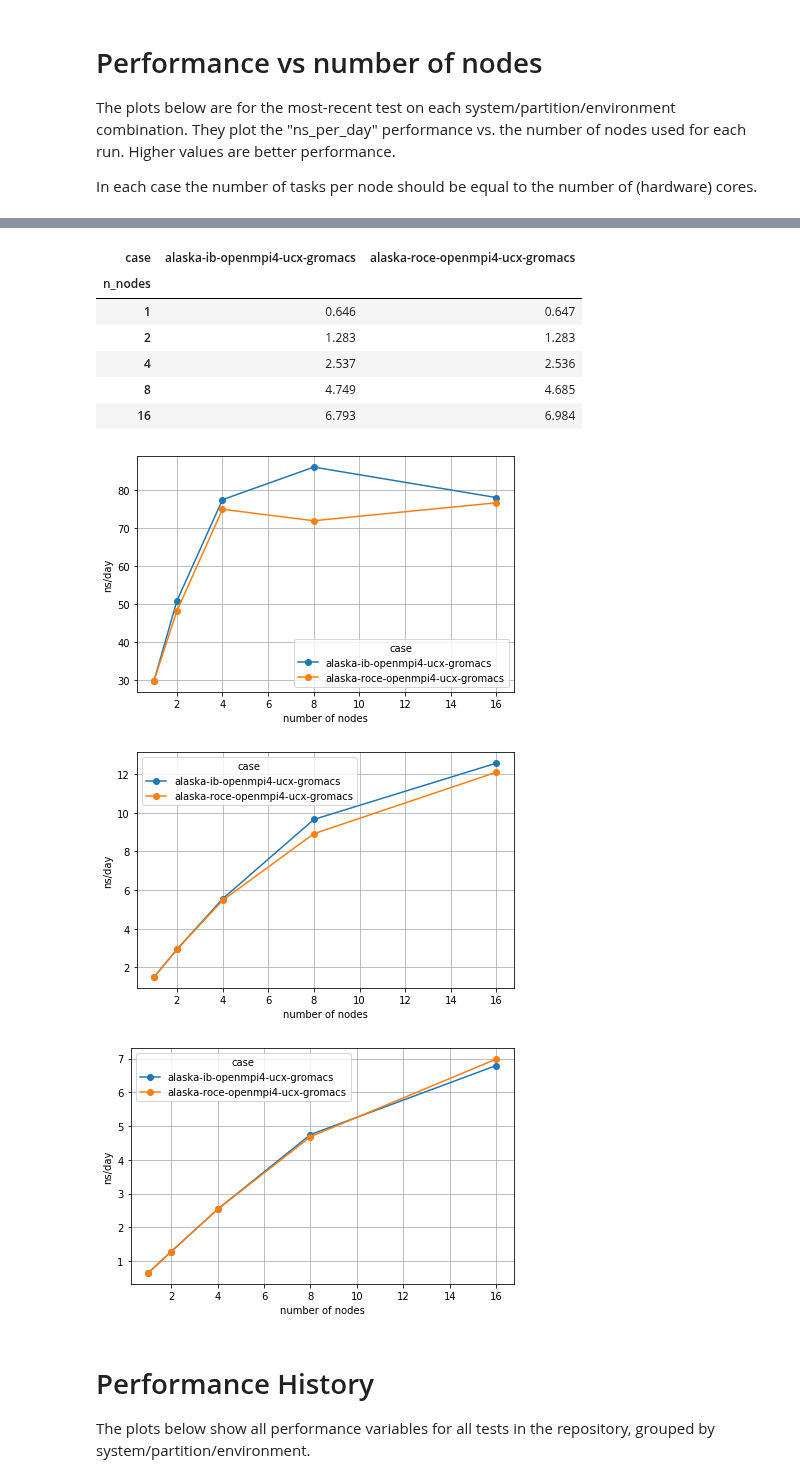
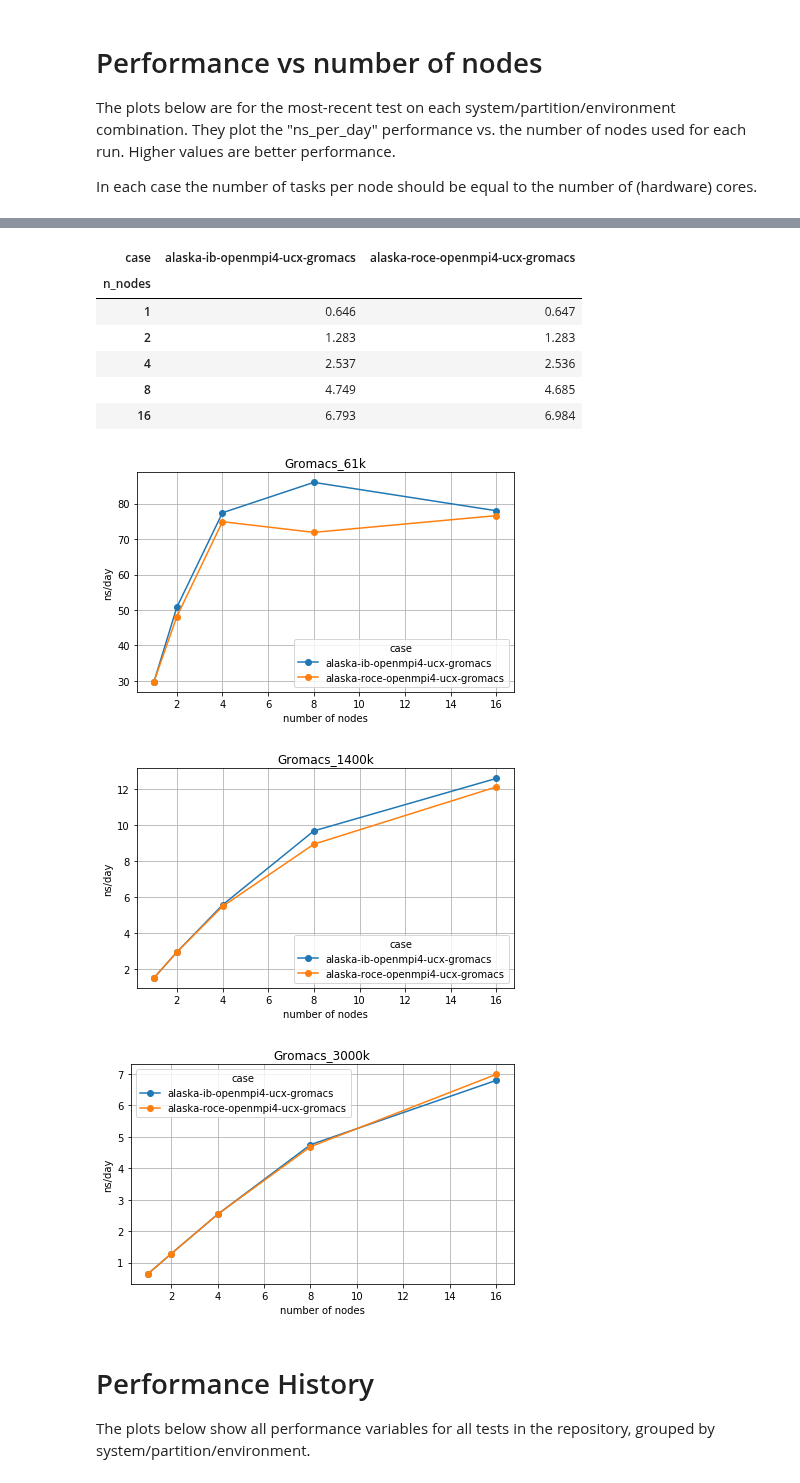
Before and after one commit to ukri-excalibur/excalibur-tests, a Jupyter notebook: gromacs/Gromacs.ipynb, the cells around one changed output, grey strips where cells are left out. Drawn from its saved outputs; the diff is of its cells as text; code cells hidden in the pictures.

Commit message:
gromacs: add titles to plots

```diff
--- a/gromacs/Gromacs.ipynb
+++ b/gromacs/Gromacs.ipynb
@@ -34,36 +34,37 @@ for test in ['Gromacs_61k', 'Gromacs_1400k', 'Gromacs_3000k']:
 
     # plot/tabulate:
     table = modules.plots.tabulate_last_perf_vs(perf_records, 'n_nodes', 'ns_per_day')
     ax = table.plot(grid=True, style='o-')
     ax.set_xlabel('number of nodes')
     ax.set_ylabel('ns/day')
+    ax.set_title(test)
     plt.tight_layout()
     display(HTML(table.to_html()))
 # %% [output]
 | case | alaska-ib-openmpi4-ucx-gromacs | alaska-roce-openmpi4-ucx-gromacs |
 | n_nodes |  |  |
 | 1 | 29.704 | 29.751 |
 | 2 | 50.724 | 48.086 |
 | 4 | 77.434 | 74.908 |
 | 8 | 86.011 | 71.901 |
 | 16 | 77.991 | 76.629 |
 | case | alaska-ib-openmpi4-ucx-gromacs | alaska-roce-openmpi4-ucx-gromacs |
 | n_nodes |  |  |
 | 1 | 1.494 | 1.503 |
 | 2 | 2.927 | 2.925 |
 | 4 | 5.544 | 5.465 |
 | 8 | 9.659 | 8.920 |
 | 16 | 12.577 | 12.105 |
 | case | alaska-ib-openmpi4-ucx-gromacs | alaska-roce-openmpi4-ucx-gromacs |
 | n_nodes |  |  |
 | 1 | 0.646 | 0.647 |
 | 2 | 1.283 | 1.283 |
 | 4 | 2.537 | 2.536 |
 | 8 | 4.749 | 4.685 |
 | 16 | 6.793 | 6.984 |
-[figure, old version]
+[figure, new version]
-[figure, old version]
+[figure, new version]
-[figure, old version]
+[figure, new version]
 # %% [markdown]
 # Performance History
 
```
Also changed, not shown: parts of 1 cell of this notebook.
